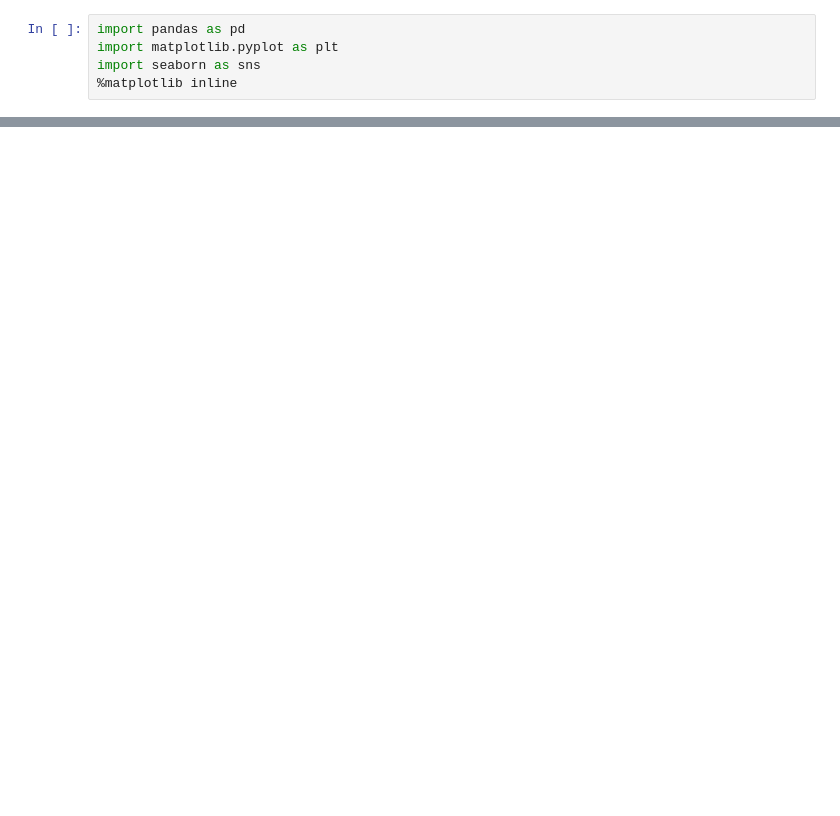
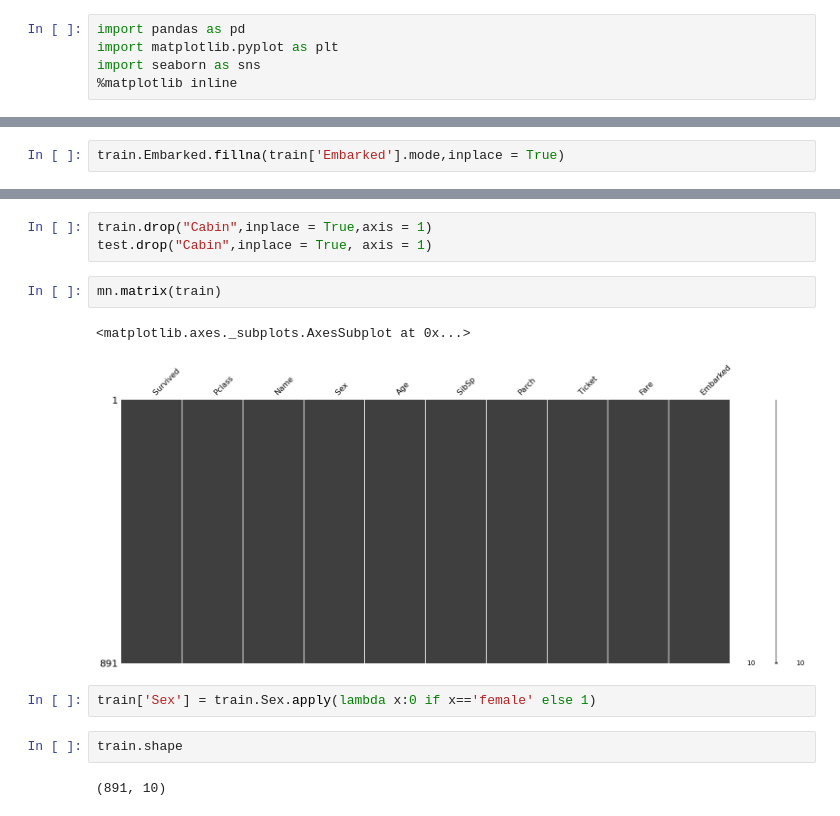
Before and after one commit to Dipeshneupane/Titanic_Kaggle_competition, a Jupyter notebook: Untitled.ipynb, the cells around one changed output, grey strips where cells are left out. Drawn from its saved outputs; the diff is of its cells as text; blank space fills up the shorter version.

```diff
--- a/Untitled.ipynb
+++ b/Untitled.ipynb
@@ -174,0 +124,2 @@ sumbission.to_csv("titanic_sumbit.csv", index = False)
+# %%
+train.Embarked.fillna(train['Embarked'].mode,inplace = True)
@@ -174,0 +173,14 @@ sumbission.to_csv("titanic_sumbit.csv", index = False)
+# %%
+train.drop("Cabin",inplace = True,axis = 1)
+test.drop("Cabin",inplace = True, axis = 1)
+# %%
+mn.matrix(train)
+# %% [output]
+<matplotlib.axes._subplots.AxesSubplot at 0x...>
+[figure, added]
+# %%
+train['Sex'] = train.Sex.apply(lambda x:0 if x=='female' else 1)
+# %%
+train.shape
+# %% [output]
+(891, 10)
```
Also changed, not shown: parts of 73 cells of this notebook.
